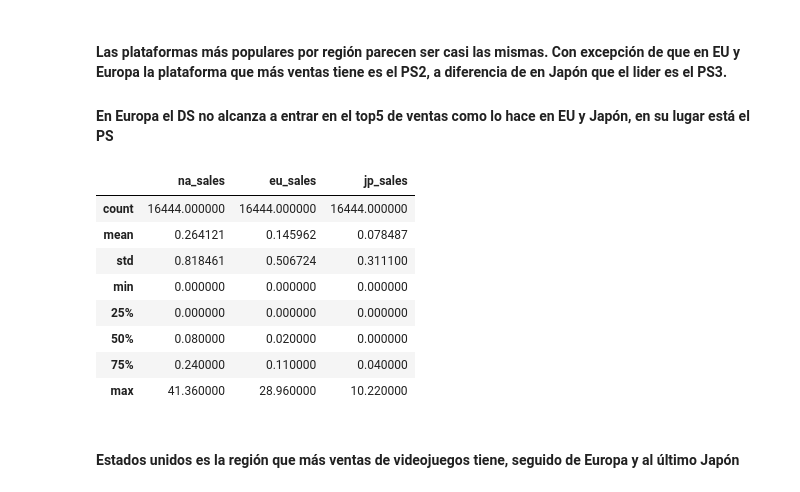
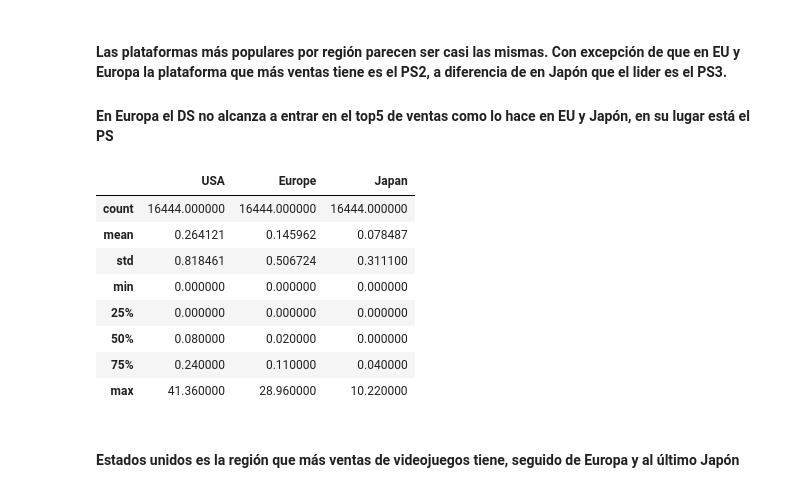
Before and after one commit to latostadorano/tt_s6_games, a Jupyter notebook: 03_analisis.ipynb, the cells around one changed output. Saved outputs shown, nothing was run; the diff lists cells and outputs as text; code cells hidden in the pictures.

Commit message:
Análisis regiones 2

```diff
--- a/03_analisis.ipynb
+++ b/03_analisis.ipynb
@@ -524,10 +524,11 @@ Principales plataformas para Japón: ['PS3', 'PS2', 'X360', 'Wii', 'DS']
 # %%
 # Analizamos las ventas totales de cada region
 
 region_sales = df[['na_sales', 'eu_sales', 'jp_sales']]
+region_sales = region_sales.rename(columns={'na_sales':'USA', 'eu_sales': 'Europe', 'jp_sales': 'Japan'})
 region_sales.describe()
 # %% [output]
-|  | na_sales | eu_sales | jp_sales |
+|  | USA | Europe | Japan |
 | count | 16444.000000 | 16444.000000 | 16444.000000 |
 | mean | 0.264121 | 0.145962 | 0.078487 |
 | std | 0.818461 | 0.506724 | 0.311100 |
```
Also changed, not shown: parts of 8 cells of this notebook, 2 other files.
